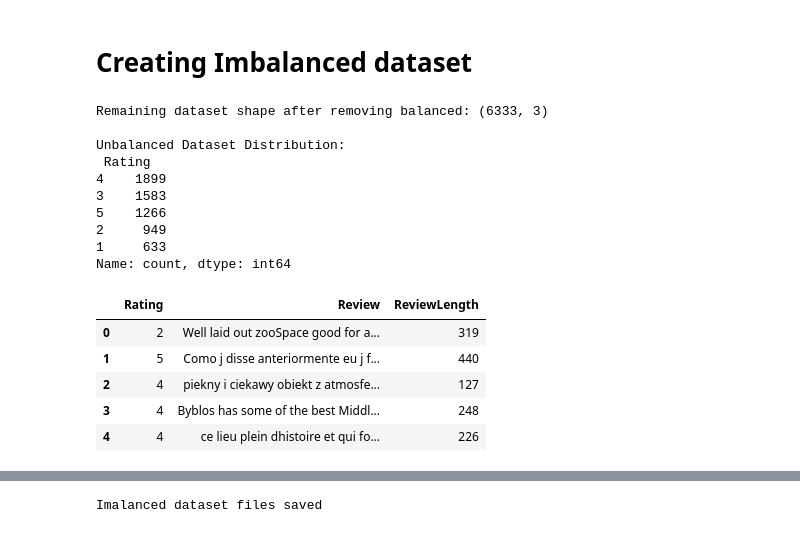
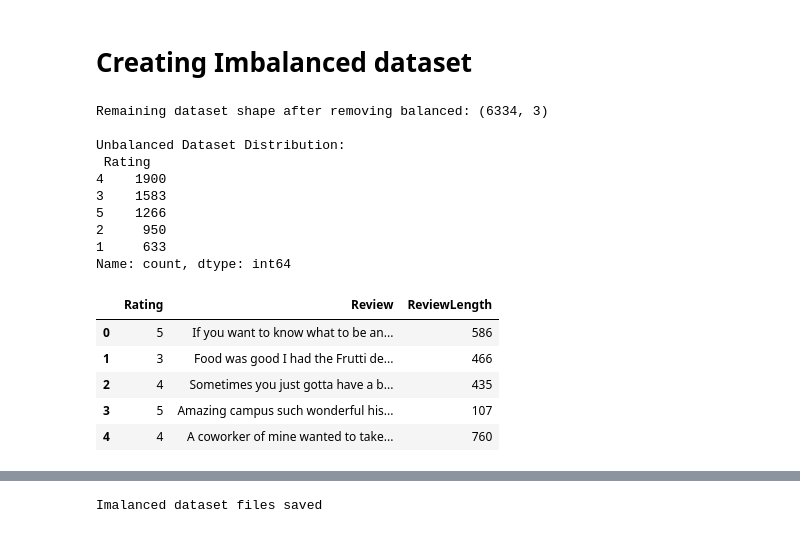
Before and after one commit to sreelekshmisaju/Automated-Review-Rating-System, a Jupyter notebook: notebooks/Automated Review Rating System.ipynb, the cells around one changed output, grey strips where cells are left out. Saved outputs shown, nothing was run; the diff lists cells and outputs as text; code cells hidden in the pictures.

```diff
--- a/notebooks/Automated Review Rating System.ipynb
+++ b/notebooks/Automated Review Rating System.ipynb
@@ -430,6 +317,6 @@ def remove_repeated_words(text):
     # \b(\w+) matches a word, ( \1\b)+ matches one or more consecutive repeats
     return re.sub(r'\b(\w+)( \1\b)+', r'\1', text, flags=re.IGNORECASE)
 
-df_final_sorted['Review'] = df_final_sorted['Review'].apply(remove_repeated_words)
-df_final_sorted.head()
+df2['Review'] = df2['Review'].apply(remove_repeated_words)
+df2.head()
 # %% [output]
@@ -441,0 +331,3 @@ df_final_sorted.head()
+# %%
+df2_sorted = df2.sort_values(by='Rating', ascending=False).reset_index(drop=True)
+df2_sorted.head()
@@ -480,10 +379,10 @@ plt.show()
 # %% [markdown]
 # Review Length Distribution (Histogram)
 # %%
-df_final_sorted['ReviewLength'] = df_final_sorted['Review'].str.len()
+df2_sorted['ReviewLength'] = df2_sorted['Review'].str.len()
 
 
-sns.histplot(df_final_sorted['ReviewLength'], bins=10, kde=True, color='skyblue')
+sns.histplot(df2_sorted['ReviewLength'], bins=10, kde=True, color='skyblue')
 plt.title('Review Length Distribution')
 plt.xlabel('Number of Characters in Review')
 plt.ylabel('Frequency')
@@ -519,8 +418,8 @@ min_count = 2000
 balanced_df_list = []
 
 # Loop through each unique rating
-for rating in df_final_sorted['Rating'].unique():
-    df_rating = df_final_sorted[df_final_sorted['Rating'] == rating]
+for rating in df2_sorted['Rating'].unique():
+    df_rating = df2_sorted[df2_sorted['Rating'] == rating]
 
     if len(df_rating) < min_count:
         # Oversample minority class (with replacement)
@@ -617,14 +516,19 @@ plt.show()
 # %% [markdown]
 # Creating Imbalanced dataset
 # %%
-# Remove balanced dataset rows from df_final_sorted
-df_remaining = df_final_sorted.merge(df_balanced_sorted[['Rating','Review']],
-                                     on=['Rating','Review'],
-                                     how='left',
-                                     indicator=True)
-df_remaining = df_remaining[df_remaining['_merge'] == 'left_only'].drop(columns=['_merge']).reset_index(drop=True)
+# Remove balanced dataset rows from the original cleaned dataset
+df_remaining = df2_sorted.merge(df_balanced_sorted[['Rating','Review']],
+                                on=['Rating','Review'],
+                                how='left',
+                                indicator=True)
+
+# Keep only rows not in balanced dataset
+df_remaining = df_remaining[df_remaining['_merge'] == 'left_only'] \
+                             .drop(columns=['_merge']) \
+                             .reset_index(drop=True)
 
 print("Remaining dataset shape after removing balanced:", df_remaining.shape)
+
 
 #  Define unbalanced distribution ratios
 ratios = {
@@ -642,41 +546,41 @@ unbalanced_df_list = []
 for rating, ratio in ratios.items():
     df_rating = df_remaining[df_remaining['Rating'] == rating]
     sample_size = int(total_unbalanced * ratio)
 
     if len(df_rating) == 0:
         print(f"Skipping Rating {rating} (no samples left after balancing).")
         continue
 
     if len(df_rating) >= sample_size:
         df_rating_unbalanced = df_rating.sample(sample_size, replace=False, random_state=42)
     else:
         df_rating_unbalanced = df_rating.sample(sample_size, replace=True, random_state=42)
 
     unbalanced_df_list.append(df_rating_unbalanced)
 
 #  Combine all ratings
 df_unbalanced = pd.concat(unbalanced_df_list).sample(frac=1, random_state=42).reset_index(drop=True)
 
 
 print("\nUnbalanced Dataset Distribution:\n", df_unbalanced['Rating'].value_counts())
 df_unbalanced.head()
 # %% [output]
-Remaining dataset shape after removing balanced: (6333, 3)
+Remaining dataset shape after removing balanced: (6334, 3)
 
 Unbalanced Dataset Distribution:
  Rating
-4    1899
+4    1900
 3    1583
 5    1266
-2     949
+2     950
 1     633
 Name: count, dtype: int64
 |  | Rating | Review | ReviewLength |
-| 0 | 2 | Well laid out zooSpace good for a... | 319 |
-| 1 | 5 | Como j disse anteriormente eu j f... | 440 |
-| 2 | 4 | piekny i ciekawy obiekt z atmosfe... | 127 |
-| 3 | 4 | Byblos has some of the best Middl... | 248 |
-| 4 | 4 | ce lieu plein dhistoire et qui fo... | 226 |
+| 0 | 5 | If you want to know what to be an... | 586 |
+| 1 | 3 | Food was good I had the Frutti de... | 466 |
+| 2 | 4 | Sometimes you just gotta have a b... | 435 |
+| 3 | 5 | Amazing campus such wonderful his... | 107 |
+| 4 | 4 | A coworker of mine wanted to take... | 760 |
 # %%
 # Sort by Rating
 df_unbalanced_sorted = df_unbalanced.sort_values(by='Rating').reset_index(drop=True)
```
Also changed, not shown: parts of 97 cells of this notebook, 8 other files.
